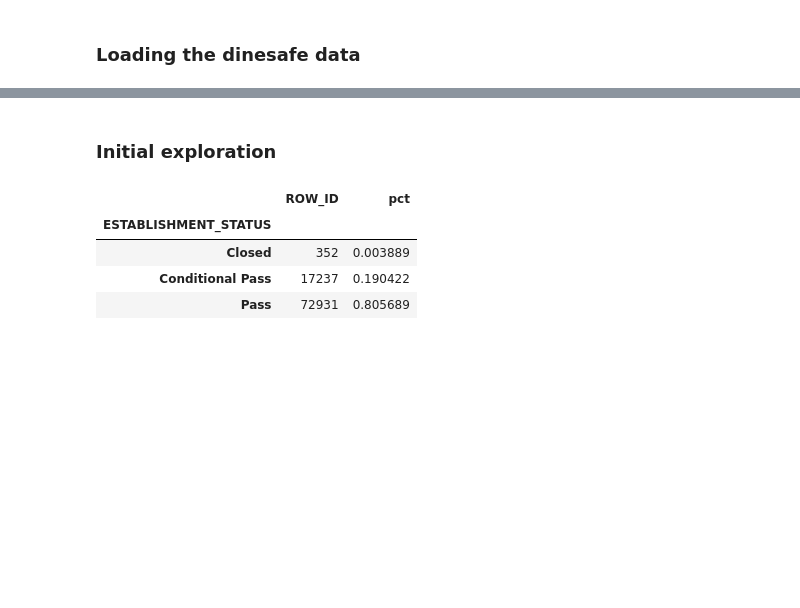
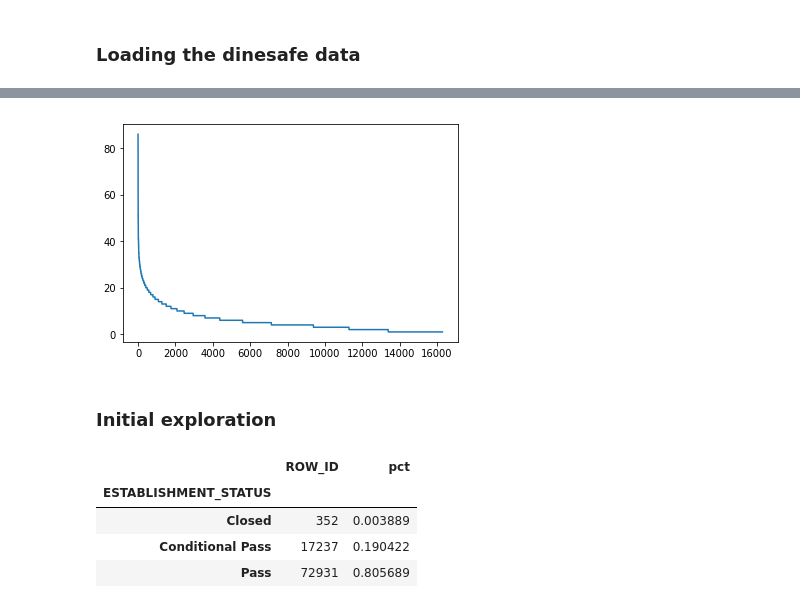
Before and after one commit to BingZou/ds1001_proj, a Jupyter notebook: notebooks/JoinYelpToDinesafe.ipynb, the cells around one changed output, grey strips where cells are left out. Cells and saved outputs as stored; diff of their text form; code cells hidden in the pictures; blank space fills up the shorter version.

```diff
--- a/notebooks/JoinYelpToDinesafe.ipynb
+++ b/notebooks/JoinYelpToDinesafe.ipynb
@@ -20,6 +20,13 @@ dfd.head()
 | 2 | 3 | 1222579 | 104246429 | SAI-LILA KHAMAN DHOKLA HOUSE | Food Take Out | 870 MARKHAM RD | ... |
 | 3 | 4 | 1222579 | 104246429 | SAI-LILA KHAMAN DHOKLA HOUSE | Food Take Out | 870 MARKHAM RD | ... |
 | 4 | 5 | 1222579 | 104246429 | SAI-LILA KHAMAN DHOKLA HOUSE | Food Take Out | 870 MARKHAM RD | ... |
+# %%
+insp = dfd[['ESTABLISHMENT_ID', 'INSPECTION_DATE']].groupby('ESTABLISHMENT_ID').count().sort_values('INSPECTION_DATE', ascending=False)
+# %%
+plt.plot(insp.values)
+plt.show()
+# %% [output]
+[figure, added]
 # %% [markdown]
 ### Initial exploration
 # %%
```
Also changed, not shown: parts of 1 cell of this notebook.
